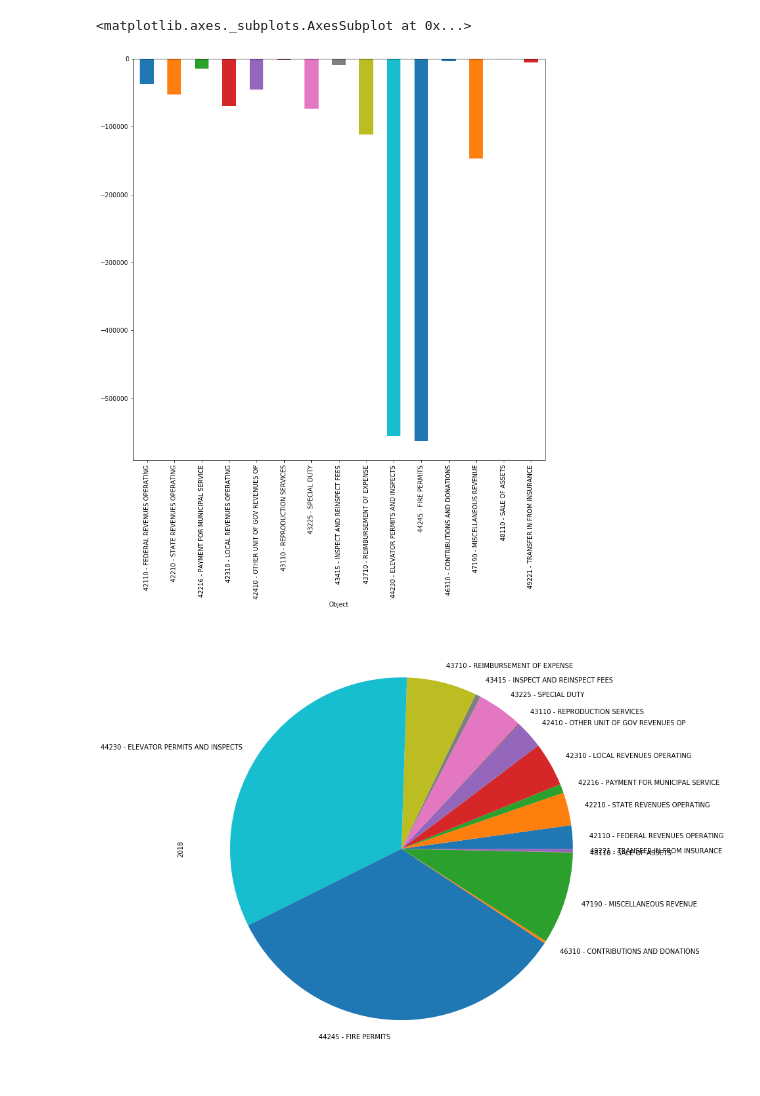
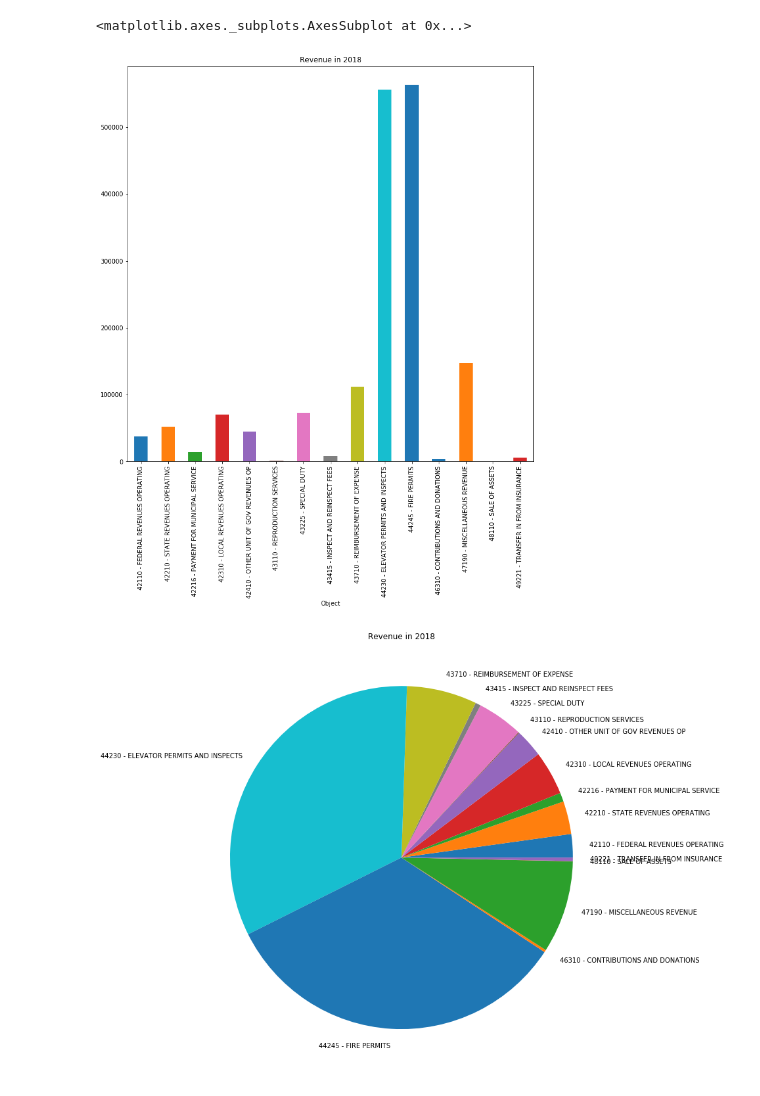
Before and after one commit to tylerharter/s19-city-t2, a Jupyter notebook: Fire/fire_analysis.ipynb, the cells around one changed output. Saved outputs shown, nothing was run; the diff lists cells and outputs as text; code cells hidden in the pictures.

Commit message:
Added Expense Plots for Fire

```diff
--- a/Fire/fire_analysis.ipynb
+++ b/Fire/fire_analysis.ipynb
@@ -45,11 +52,11 @@ Object
 # %%
 %matplotlib inline
 
 #create two plots, a bar graph and a pie chart of the revenue sources for 2018.
 #TODO: Why is all revenue negative?
-revenue_by_account_type.plot.bar(y = "2018", figsize = (12,12), legend = False)
-(revenue_by_account_type*-1).plot.pie(y = "2018", legend = False, figsize=(12,12))
+(revenue_by_account_type*-1).plot.bar(y = "2018", figsize = (12,12), legend = False, title = "Revenue in 2018")
+(revenue_by_account_type*-1).plot.pie(y = "2018", legend = False, figsize=(12,12), label = "", title = "Revenue in 2018")
 # %% [output]
 <matplotlib.axes._subplots.AxesSubplot at 0x...>
-[figure, old version]
+[figure, new version]
-[figure, old version]
+[figure, new version]
```
Also changed, not shown: parts of 2 cells of this notebook, 1 other file.
